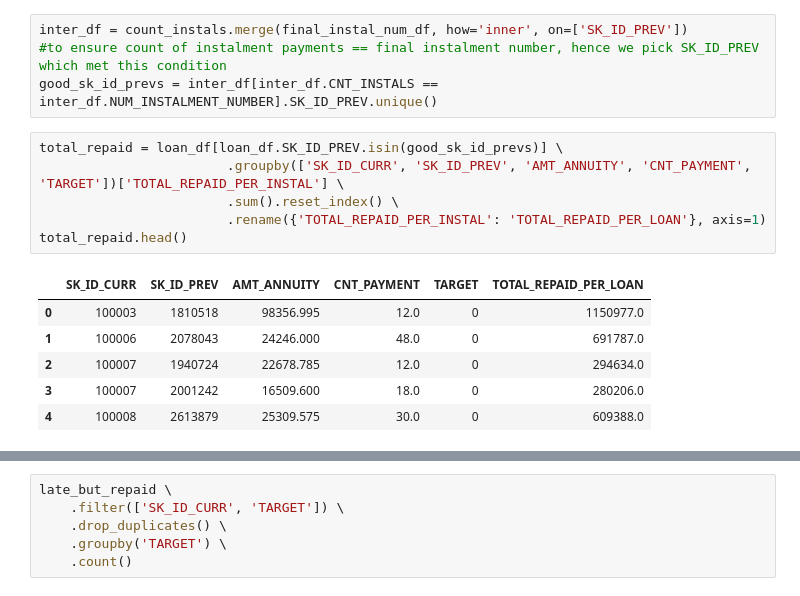
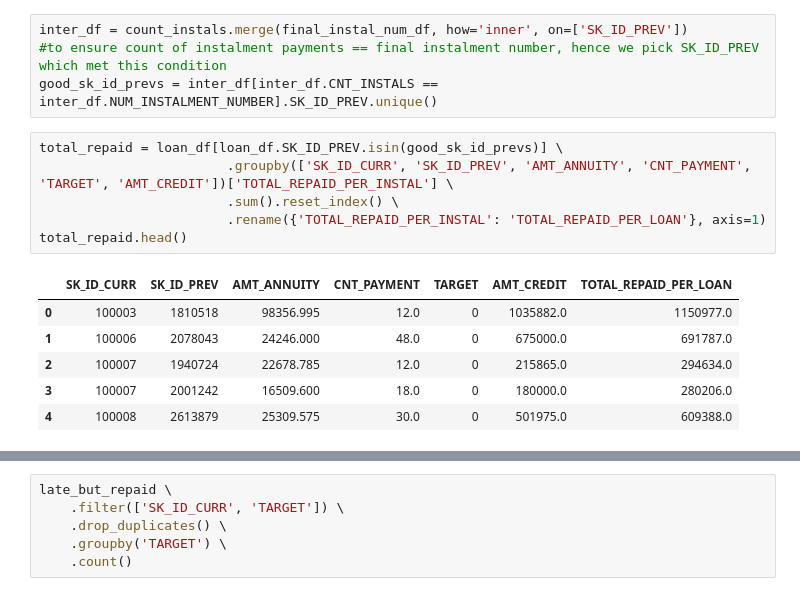
Before and after one commit to HoWeiChin/GA_Capstone, a Jupyter notebook: extracting-instalment-payment-features.ipynb, the cells around one changed output, grey strips where cells are left out. Cells and saved outputs as stored; diff of their text form.

Commit message:
Making sure TOTAL_REPAID_PER_LOAN must exceed AMT_CREDIT and hence confirmed that losses are interest losses.

```diff
--- a/extracting-instalment-payment-features.ipynb
+++ b/extracting-instalment-payment-features.ipynb
@@ -575,17 +575,17 @@ inter_df = count_instals.merge(final_instal_num_df, how='inner', on=['SK_ID_PREV
 good_sk_id_prevs = inter_df[inter_df.CNT_INSTALS == inter_df.NUM_INSTALMENT_NUMBER].SK_ID_PREV.unique()
 # %%
 total_repaid = loan_df[loan_df.SK_ID_PREV.isin(good_sk_id_prevs)] \
-                        .groupby(['SK_ID_CURR', 'SK_ID_PREV', 'AMT_ANNUITY', 'CNT_PAYMENT', 'TARGET'])['TOTAL_REPAID_PER_INSTAL'] \
+                        .groupby(['SK_ID_CURR', 'SK_ID_PREV', 'AMT_ANNUITY', 'CNT_PAYMENT', 'TARGET', 'AMT_CREDIT'])['TOTAL_REPAID_PER_INSTAL'] \
                         .sum().reset_index() \
                         .rename({'TOTAL_REPAID_PER_INSTAL': 'TOTAL_REPAID_PER_LOAN'}, axis=1)
 total_repaid.head()
 # %% [output]
-|  | SK_ID_CURR | SK_ID_PREV | AMT_ANNUITY | CNT_PAYMENT | TARGET | TOTAL_REPAID_PER_LOAN |
-| 0 | 100003 | 1810518 | 98356.995 | 12.0 | 0 | 1150977.0 |
-| 1 | 100006 | 2078043 | 24246.000 | 48.0 | 0 | 691787.0 |
-| 2 | 100007 | 1940724 | 22678.785 | 12.0 | 0 | 294634.0 |
-| 3 | 100007 | 2001242 | 16509.600 | 18.0 | 0 | 280206.0 |
-| 4 | 100008 | 2613879 | 25309.575 | 30.0 | 0 | 609388.0 |
+|  | SK_ID_CURR | SK_ID_PREV | AMT_ANNUITY | CNT_PAYMENT | TARGET | AMT_CREDIT | TOTAL_REPAID_PER_LOAN |
+| 0 | 100003 | 1810518 | 98356.995 | 12.0 | 0 | 1035882.0 | 1150977.0 |
+| 1 | 100006 | 2078043 | 24246.000 | 48.0 | 0 | 675000.0 | 691787.0 |
+| 2 | 100007 | 1940724 | 22678.785 | 12.0 | 0 | 215865.0 | 294634.0 |
+| 3 | 100007 | 2001242 | 16509.600 | 18.0 | 0 | 180000.0 | 280206.0 |
+| 4 | 100008 | 2613879 | 25309.575 | 30.0 | 0 | 501975.0 | 609388.0 |
 # %%
 total_repaid = total_repaid \
                 .merge(final_instal_num_df, how='inner', on=['SK_ID_PREV']) \
```
Also changed, not shown: parts of 11 cells of this notebook.
